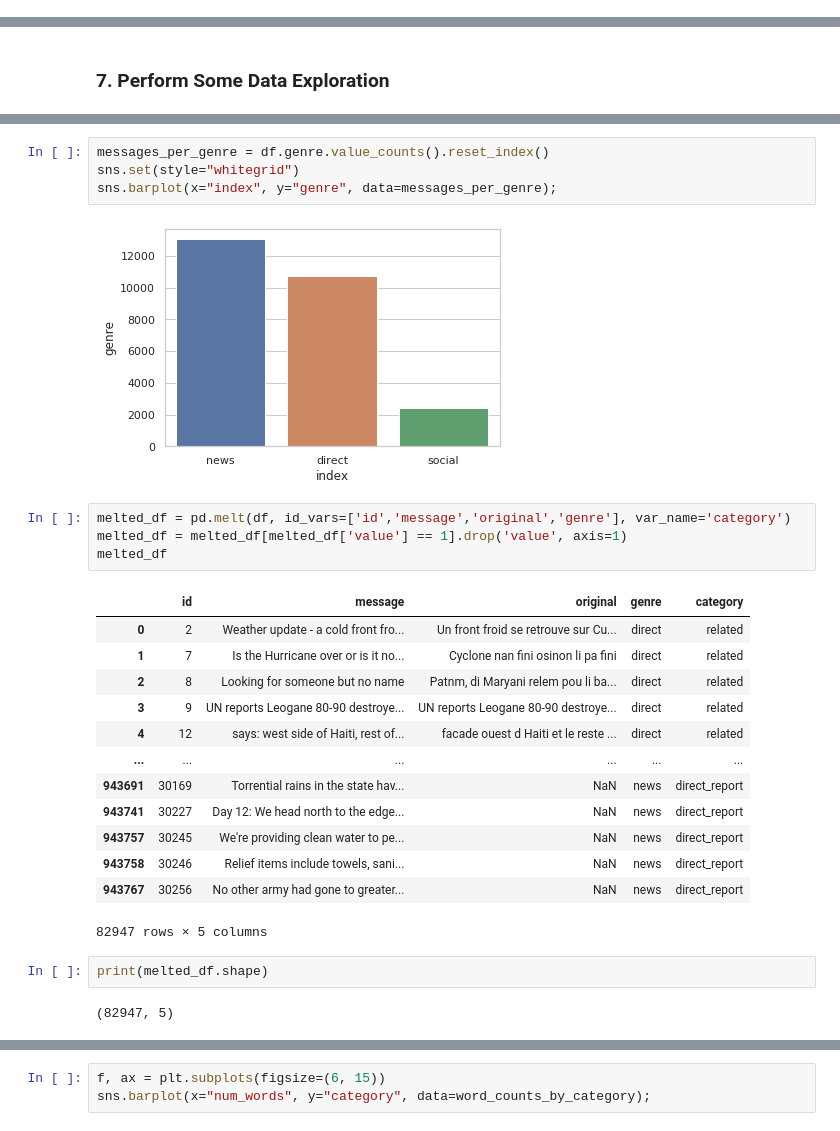
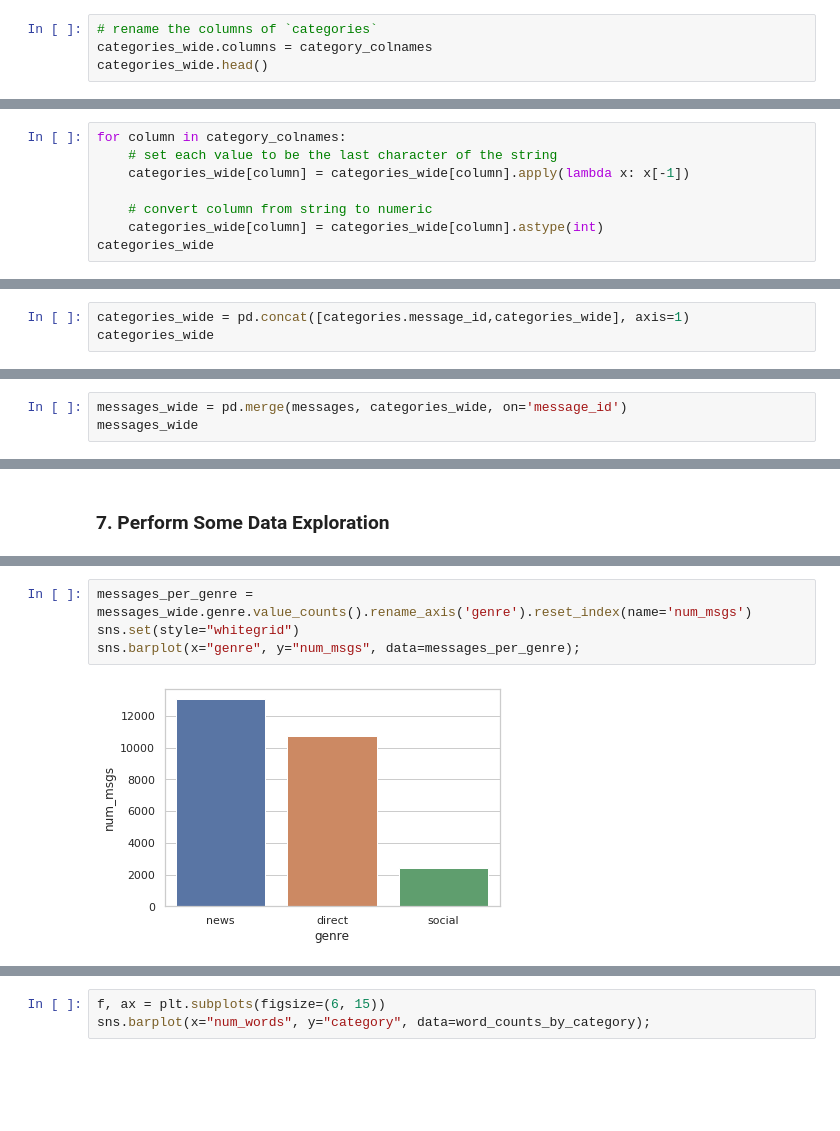
Before and after one commit to tarcisobraz/disaster-message-clf, a Jupyter notebook: data/ETL Pipeline Preparation.ipynb, the cells around one changed output, grey strips where cells are left out. Cells and saved outputs as stored; diff of their text form; blank space fills up the shorter version.

Commit message:
refactor: Organizes notebook, following clear steps, saving intermediate datasets and dealing with different types of duplicated data.

```diff
--- a/data/ETL Pipeline Preparation.ipynb
+++ b/data/ETL Pipeline Preparation.ipynb
@@ -241,0 +203,4 @@ df[df.duplicated()]
+# %%
+# rename the columns of `categories`
+categories_wide.columns = category_colnames
+categories_wide.head()
@@ -241,0 +219,8 @@ df[df.duplicated()]
+# %%
+for column in category_colnames:
+    # set each value to be the last character of the string
+    categories_wide[column] = categories_wide[column].apply(lambda x: x[-1])
+
+    # convert column from string to numeric
+    categories_wide[column] = categories_wide[column].astype(int)
+categories_wide
@@ -241,0 +243,3 @@ df[df.duplicated()]
+# %%
+categories_wide = pd.concat([categories.message_id,categories_wide], axis=1)
+categories_wide
@@ -241,0 +281,3 @@ df[df.duplicated()]
+# %%
+messages_wide = pd.merge(messages, categories_wide, on='message_id')
+messages_wide
@@ -254,29 +317,7 @@ df.head()
 # %%
-messages_per_genre = df.genre.value_counts().reset_index()
+messages_per_genre = messages_wide.genre.value_counts().rename_axis('genre').reset_index(name='num_msgs')
 sns.set(style="whitegrid")
-sns.barplot(x="index", y="genre", data=messages_per_genre);
+sns.barplot(x="genre", y="num_msgs", data=messages_per_genre);
 # %% [output]
-[figure, old version]
+[figure, new version]
-# %%
-melted_df = pd.melt(df, id_vars=['id','message','original','genre'], var_name='category')
-melted_df = melted_df[melted_df['value'] == 1].drop('value', axis=1)
-melted_df
-# %% [output]
-|  | id | message | original | genre | category |
-| 0 | 2 | Weather update - a cold front fro... | Un front froid se retrouve sur Cu... | direct | related |
-| 1 | 7 | Is the Hurricane over or is it no... | Cyclone nan fini osinon li pa fini | direct | related |
-| 2 | 8 | Looking for someone but no name | Patnm, di Maryani relem pou li ba... | direct | related |
-| 3 | 9 | UN reports Leogane 80-90 destroye... | UN reports Leogane 80-90 destroye... | direct | related |
-| 4 | 12 | says: west side of Haiti, rest of... | facade ouest d Haiti et le reste ... | direct | related |
-| ... | ... | ... | ... | ... | ... |
-| 943691 | 30169 | Torrential rains in the state hav... | NaN | news | direct_report |
-| 943741 | 30227 | Day 12: We head north to the edge... | NaN | news | direct_report |
-| 943757 | 30245 | We're providing clean water to pe... | NaN | news | direct_report |
-| 943758 | 30246 | Relief items include towels, sani... | NaN | news | direct_report |
-| 943767 | 30256 | No other army had gone to greater... | NaN | news | direct_report |
-82947 rows × 5 columns
-# %%
-print(melted_df.shape)
-# %% [output]
-(82947, 5)
 # %%
```
Also changed, not shown: parts of 52 cells of this notebook.
